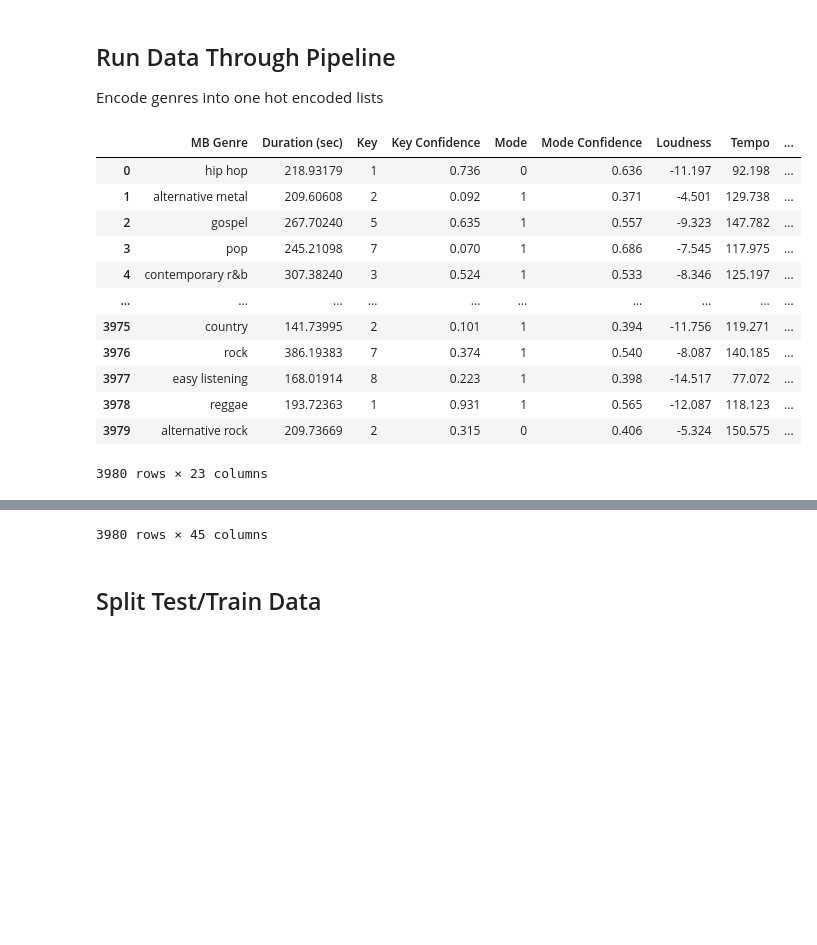
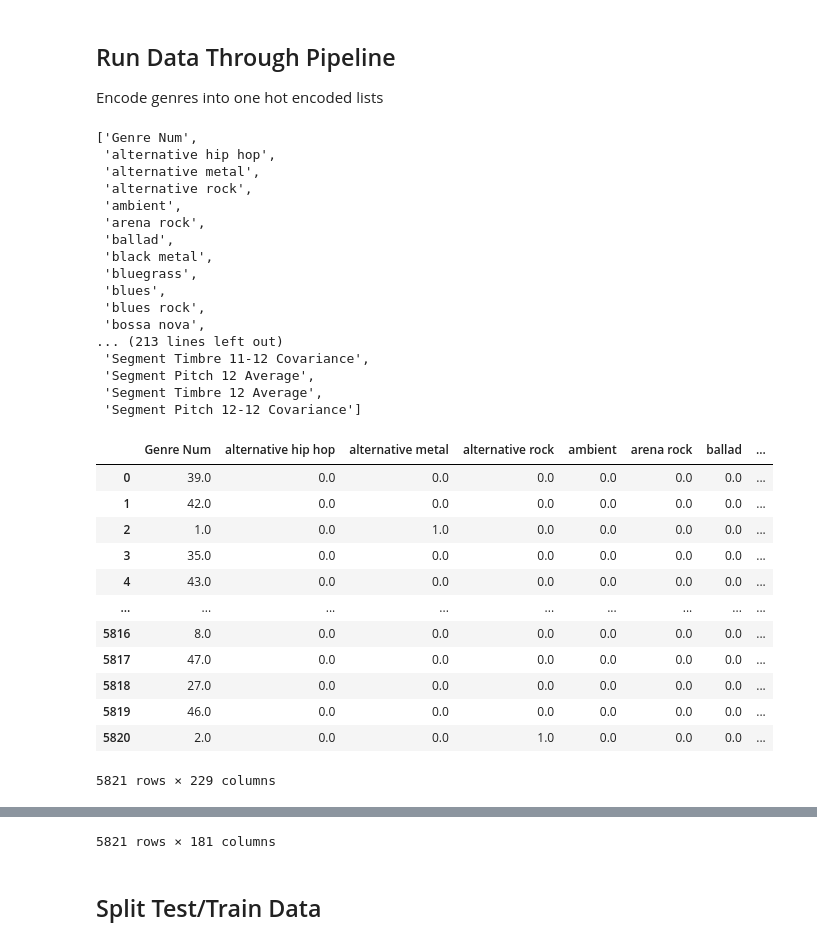
Before and after one commit to t-sherm/AI-genre-prediction, a Jupyter notebook: data_cleaning/Data Visualization and Cleaning.ipynb, the cells around one changed output, grey strips where cells are left out. Drawn from its saved outputs; the diff is of its cells as text; code cells hidden in the pictures; blank space fills up the shorter version.

Commit message:
made new test and training data csv files with new desired features

```diff
--- a/data_cleaning/Data Visualization and Cleaning.ipynb
+++ b/data_cleaning/Data Visualization and Cleaning.ipynb
@@ -6,7 +6,7 @@ Spring 2023
 # %%
 import pandas as pd
 
-DATA_PATH = '../data_processed/Labeled_Data.csv'
+DATA_PATH = '../data_processed/MSD_Desired_Features_With_Labels.csv'
 
 def load_data(data_path=DATA_PATH):
     return pd.read_csv(data_path)
@@ -60,10 +57,12 @@ music_clean = music_clean[music_clean.loc[:, "Time Signature Confidence"] != 0.0
 # %%
 # print(music_clean.loc[:, "MB Genre"].value_counts())
-common_genres = music_clean.loc[:, "MB Genre"].value_counts().index[music_clean.loc[:, "MB Genre"].value_counts() > 31]
+# common_genres = music_clean.loc[:, "MB Genre"].value_counts().index[music_clean.loc[:, "MB Genre"].value_counts() > 31]
+common_genres = music_clean.loc[:, "Genre"].value_counts().index[music_clean.loc[:, "Genre"].value_counts() > 31]
 
-music_clean = music_clean[music_clean["MB Genre"].isin(common_genres)] # Drops to 3980
+# music_clean = music_clean[music_clean["MB Genre"].isin(common_genres)] # Drops to 3980
+music_clean = music_clean[music_clean["Genre"].isin(common_genres)]
 
-#music_clean.info()
+music_clean.info()
 #print(music_clean.loc[:, "MB Genre"].value_counts())
 # %% [output]
 <class 'pandas.core.frame.DataFrame'>
@@ -102,45 +89,69 @@ Encode genres into one hot encoded lists
 # %%
 from sklearn.pipeline import Pipeline
 from sklearn.impute import SimpleImputer
 from sklearn.preprocessing import OrdinalEncoder
 from sklearn.preprocessing import StandardScaler
 from sklearn.preprocessing import OneHotEncoder
 from sklearn.compose import ColumnTransformer
 
 
 # Create and transform columns
+# full_pipeline = ColumnTransformer([
+#         ("label_encoder_num", OrdinalEncoder(), ["MB Genre"]),
+#         ("label_encoder_1hot", OneHotEncoder(), ["MB Genre"]),
+#         ('duration_scaler', StandardScaler(), ["Duration (sec)"]),
+#         ('key_mode_passthrough', 'passthrough', ["Key", "Key Confidence","Mode", "Mode Confidence"]),
+#         ('loudness_tempo_scaler', StandardScaler(), ["Loudness", "Tempo"]),
+#         ('signature_passthrough', 'passthrough', ["Time Signature", "Time Signature Confidence"]),
+#         ('fade_count_scaler', StandardScaler(), np.r_[10:23])
+# ])
+
 full_pipeline = ColumnTransformer([
-        ("label_encoder_num", OrdinalEncoder(), ["MB Genre"]),
-        ("label_encoder_1hot", OneHotEncoder(), ["MB Genre"]),
-        ('duration_scaler', StandardScaler(), ["Duration (sec)"]),
-        ('key_mode_passthrough', 'passthrough', ["Key", "Key Confidence","Mode", "Mode Confidence"]),
-        ('loudness_tempo_scaler', StandardScaler(), ["Loudness", "Tempo"]),
-        ('signature_passthrough', 'passthrough', ["Time Signature", "Time Signature Confidence"]),
-        ('fade_count_scaler', StandardScaler(), np.r_[10:23])
+        ("label_encoder_num", OrdinalEncoder(), ["Genre"]),
+        ("label_encoder_1hot", OneHotEncoder(), ["Genre"]),
+        ("all_features_scaler", StandardScaler(), np.r_[1:180])
 ])
 
 # Apply transformations
 music_prepared = pd.DataFrame(full_pipeline.fit_transform(music_clean))
 
 # Generate column names for export
-column_names = ["Genre Num"] + sorted(common_genres.values.tolist()) + music_clean.columns[1:23].tolist()
+column_names = ["Genre Num"] + sorted(common_genres.values.tolist()) + music_clean.columns[1:-1].tolist()
+display(column_names)
 music_prepared.columns = column_names
-display(music_prepared.iloc[:, 0:45])
+display(music_prepared)
 
 # Re-index pre-transformed data for export
 music_pre_pipeline = music_clean.reset_index(drop=True)
 display(music_pre_pipeline)
 # %% [output]
+['Genre Num',
+ 'alternative hip hop',
+ 'alternative metal',
+ 'alternative rock',
+ 'ambient',
+ 'arena rock',
+ 'ballad',
+ 'black metal',
+ 'bluegrass',
+ 'blues',
+ 'blues rock',
+ 'bossa nova',
+... (213 lines left out)
+ 'Segment Timbre 11-12 Covariance',
+ 'Segment Pitch 12 Average',
+ 'Segment Timbre 12 Average',
+ 'Segment Pitch 12-12 Covariance']
-|  | MB Genre | Duration (sec) | Key | Key Confidence | Mode | Mode Confidence | Loudness | Tempo | ... |
-| 0 | hip hop | 218.93179 | 1 | 0.736 | 0 | 0.636 | -11.197 | 92.198 | ... |
-| 1 | alternative metal | 209.60608 | 2 | 0.092 | 1 | 0.371 | -4.501 | 129.738 | ... |
-| 2 | gospel | 267.70240 | 5 | 0.635 | 1 | 0.557 | -9.323 | 147.782 | ... |
-| 3 | pop | 245.21098 | 7 | 0.070 | 1 | 0.686 | -7.545 | 117.975 | ... |
-| 4 | contemporary r&b | 307.38240 | 3 | 0.524 | 1 | 0.533 | -8.346 | 125.197 | ... |
-| ... | ... | ... | ... | ... | ... | ... | ... | ... | ... |
-| 3975 | country | 141.73995 | 2 | 0.101 | 1 | 0.394 | -11.756 | 119.271 | ... |
-| 3976 | rock | 386.19383 | 7 | 0.374 | 1 | 0.540 | -8.087 | 140.185 | ... |
-| 3977 | easy listening | 168.01914 | 8 | 0.223 | 1 | 0.398 | -14.517 | 77.072 | ... |
-| 3978 | reggae | 193.72363 | 1 | 0.931 | 1 | 0.565 | -12.087 | 118.123 | ... |
-| 3979 | alternative rock | 209.73669 | 2 | 0.315 | 0 | 0.406 | -5.324 | 150.575 | ... |
+|  | Genre Num | alternative hip hop | alternative metal | alternative rock | ambient | arena rock | ballad | ... |
+| 0 | 39.0 | 0.0 | 0.0 | 0.0 | 0.0 | 0.0 | 0.0 | ... |
+| 1 | 42.0 | 0.0 | 0.0 | 0.0 | 0.0 | 0.0 | 0.0 | ... |
+| 2 | 1.0 | 0.0 | 1.0 | 0.0 | 0.0 | 0.0 | 0.0 | ... |
+| 3 | 35.0 | 0.0 | 0.0 | 0.0 | 0.0 | 0.0 | 0.0 | ... |
+| 4 | 43.0 | 0.0 | 0.0 | 0.0 | 0.0 | 0.0 | 0.0 | ... |
+| ... | ... | ... | ... | ... | ... | ... | ... | ... |
+| 5816 | 8.0 | 0.0 | 0.0 | 0.0 | 0.0 | 0.0 | 0.0 | ... |
+| 5817 | 47.0 | 0.0 | 0.0 | 0.0 | 0.0 | 0.0 | 0.0 | ... |
+| 5818 | 27.0 | 0.0 | 0.0 | 0.0 | 0.0 | 0.0 | 0.0 | ... |
+| 5819 | 46.0 | 0.0 | 0.0 | 0.0 | 0.0 | 0.0 | 0.0 | ... |
+| 5820 | 2.0 | 0.0 | 0.0 | 1.0 | 0.0 | 0.0 | 0.0 | ... |
-3980 rows × 23 columns
+5821 rows × 229 columns
@@ -159,4 +170,4 @@ display(music_pre_pipeline)
-3980 rows × 45 columns
+5821 rows × 181 columns
 # %% [markdown]
 ## Split Test/Train Data
 # %%
```
Also changed, not shown: parts of 7 cells of this notebook, 4 other files.
